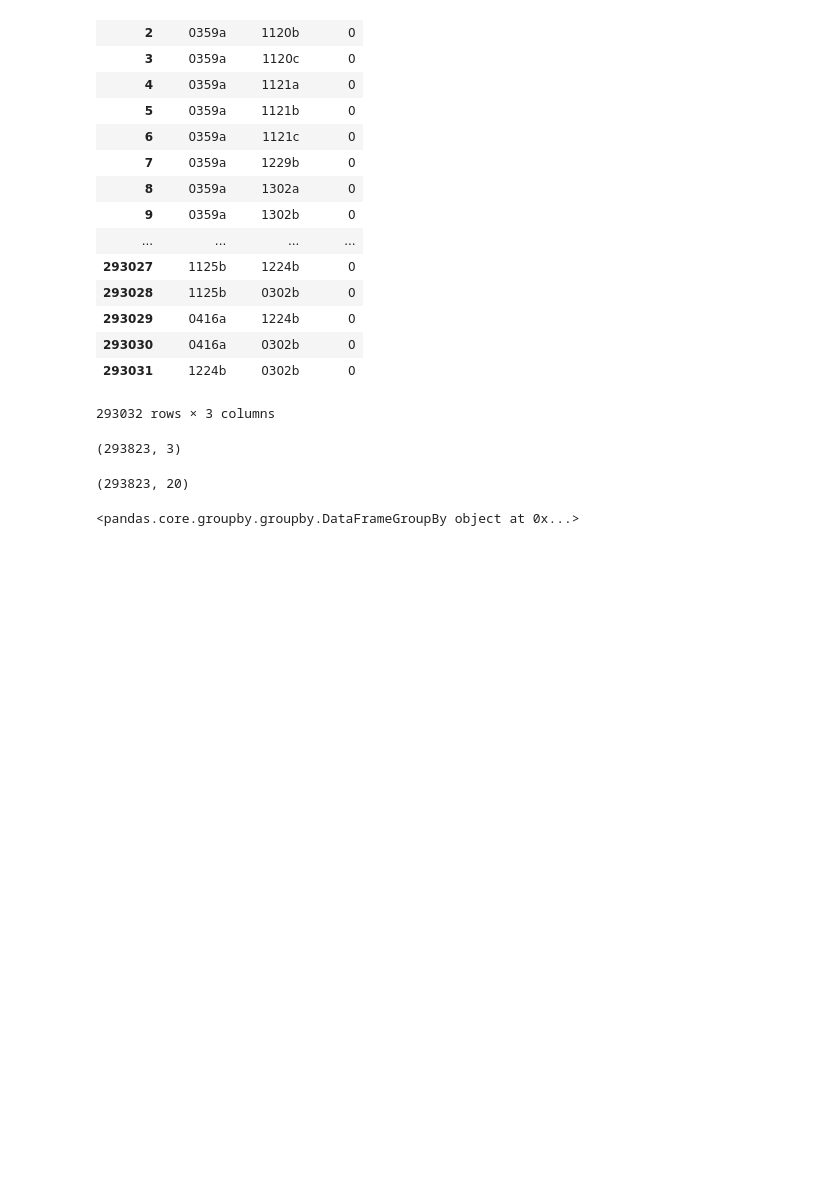
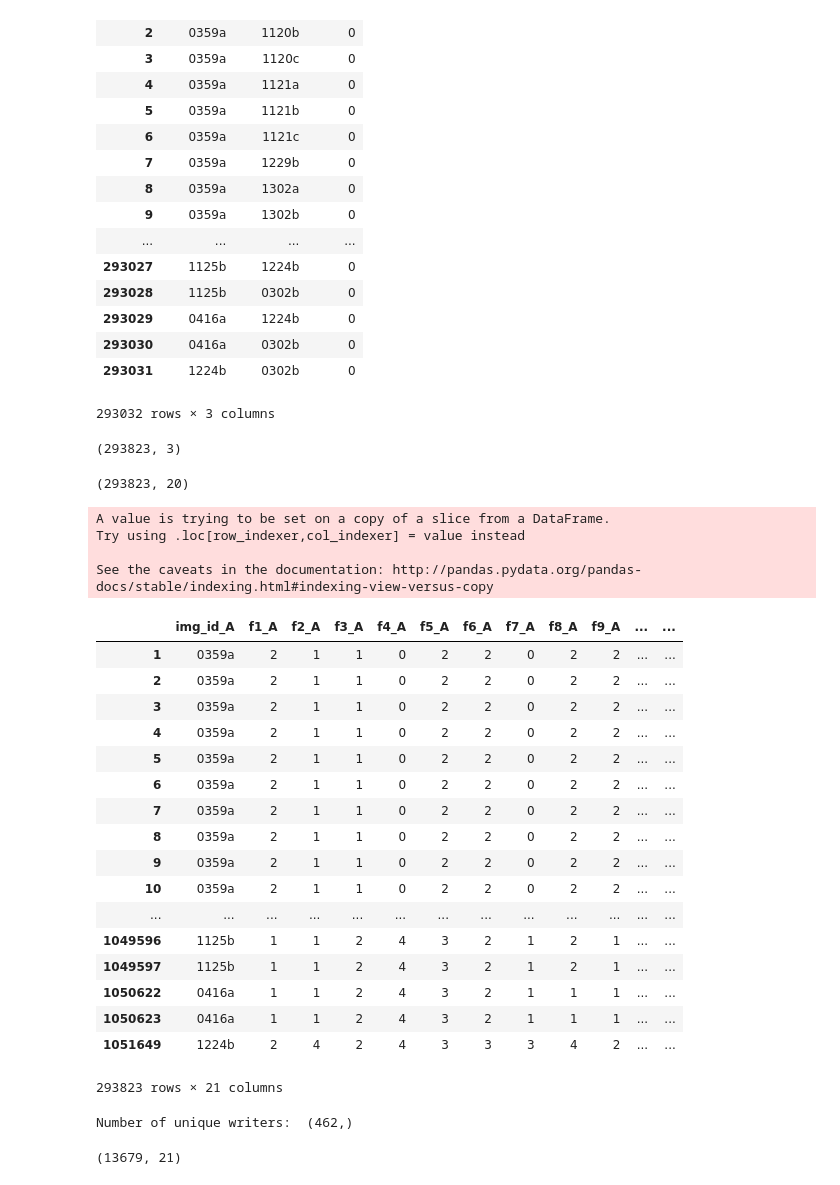
Before and after one commit to SridharX3/NM, a Jupyter notebook: P2.ipynb, the cells around one changed output. Drawn from its saved outputs; the diff is of its cells as text; code cells hidden in the pictures; blank space fills up the shorter version.

```diff
--- a/P2.ipynb
+++ b/P2.ipynb
@@ -92,10 +92,55 @@ feature_set.shape
 (293823, 20)
 # %%
 # feature_set[feature_set.duplicated('img_id_A', keep=False) == True]
-feature_set.groupby(["img_id_A", "img_id_B"])
+# feature_set.groupby(["img_id_A", "img_id_B"])
+
+# copy = feature_set["img_id_A"].copy()
+# feature_set["writer_A"] = [elm[:4] for elm in copy]
+feature_set["writer_A"] = [elm[:4] for elm in feature_set["img_id_A"]]
+feature_set
 # %% [output]
-<pandas.core.groupby.groupby.DataFrameGroupBy object at 0x...>
+A value is trying to be set on a copy of a slice from a DataFrame.
+Try using .loc[row_indexer,col_indexer] = value instead
+
+See the caveats in the documentation: http://pandas.pydata.org/pandas-docs/stable/indexing.html#indexing-view-versus-copy
+|  | img_id_A | f1_A | f2_A | f3_A | f4_A | f5_A | f6_A | f7_A | f8_A | f9_A | ... | ... |
+| 1 | 0359a | 2 | 1 | 1 | 0 | 2 | 2 | 0 | 2 | 2 | ... | ... |
+| 2 | 0359a | 2 | 1 | 1 | 0 | 2 | 2 | 0 | 2 | 2 | ... | ... |
+| 3 | 0359a | 2 | 1 | 1 | 0 | 2 | 2 | 0 | 2 | 2 | ... | ... |
+| 4 | 0359a | 2 | 1 | 1 | 0 | 2 | 2 | 0 | 2 | 2 | ... | ... |
+| 5 | 0359a | 2 | 1 | 1 | 0 | 2 | 2 | 0 | 2 | 2 | ... | ... |
+| 6 | 0359a | 2 | 1 | 1 | 0 | 2 | 2 | 0 | 2 | 2 | ... | ... |
+| 7 | 0359a | 2 | 1 | 1 | 0 | 2 | 2 | 0 | 2 | 2 | ... | ... |
+| 8 | 0359a | 2 | 1 | 1 | 0 | 2 | 2 | 0 | 2 | 2 | ... | ... |
+| 9 | 0359a | 2 | 1 | 1 | 0 | 2 | 2 | 0 | 2 | 2 | ... | ... |
+| 10 | 0359a | 2 | 1 | 1 | 0 | 2 | 2 | 0 | 2 | 2 | ... | ... |
+| ... | ... | ... | ... | ... | ... | ... | ... | ... | ... | ... | ... | ... |
+| 1049596 | 1125b | 1 | 1 | 2 | 4 | 3 | 2 | 1 | 2 | 1 | ... | ... |
+| 1049597 | 1125b | 1 | 1 | 2 | 4 | 3 | 2 | 1 | 2 | 1 | ... | ... |
+| 1050622 | 0416a | 1 | 1 | 2 | 4 | 3 | 2 | 1 | 1 | 1 | ... | ... |
+| 1050623 | 0416a | 1 | 1 | 2 | 4 | 3 | 2 | 1 | 1 | 1 | ... | ... |
+| 1051649 | 1224b | 2 | 4 | 2 | 4 | 3 | 3 | 3 | 4 | 2 | ... | ... |
+293823 rows × 21 columns
 # %%
+unique = feature_set["writer_A"].unique()
+
+first = int(0.8 * unique.shape[0])
+tr_s = unique[:first]
+
+print("Number of unique writers: ", unique.shape)
+training_set = feature_set.loc[feature_set["writer_A"].isin(tr_s)]
+training_set.shape
+
+
+val_s = unique[first: first + int(0.1 * unique.shape[0])]
+val_set = feature_set.loc[feature_set["writer_A"].isin(val_s)]
+val_set.shape
+
+val_s = unique[first: first + int(0.1 * unique.shape[0])]
+val_set = feature_set.loc[feature_set["writer_A"].isin(val_s)]
+val_set.shape
+
+
 # # feature_set.loc[:,"writer_A"]
 
 # # print(feature_set.shape)
@@ -104,3 +149,6 @@ feature_set.groupby(["img_id_A", "img_id_B"])
 # validation_set = feature_set.loc[feature_set["writer_A"].isin(val_s)]
 # test_set = feature_set.loc[feature_set["writer_A"].isin(test_s)]
 # print(training_set.shape, validation_set.shape, test_set.shape)
+# %% [output]
+Number of unique writers:  (462,)
+(13679, 21)
```
